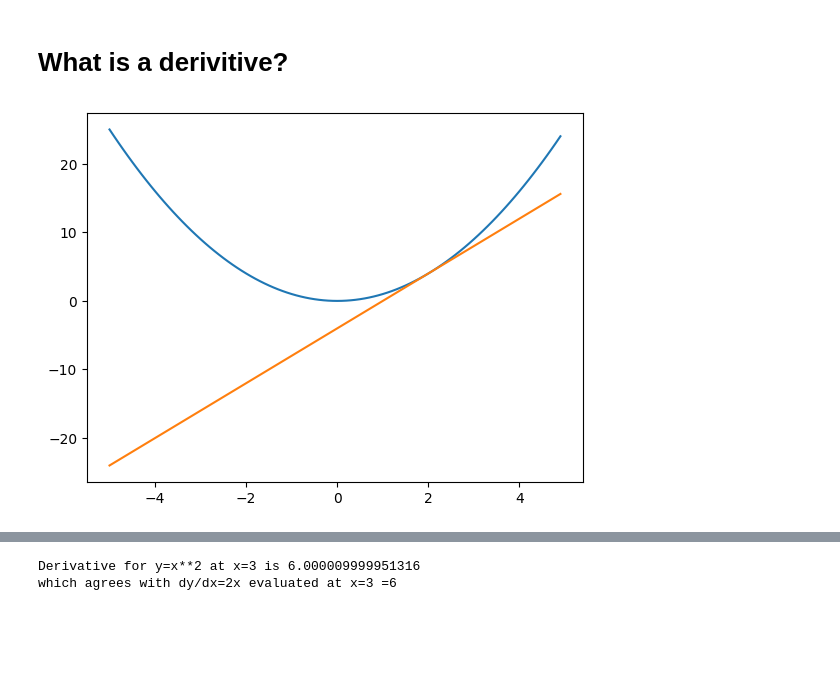
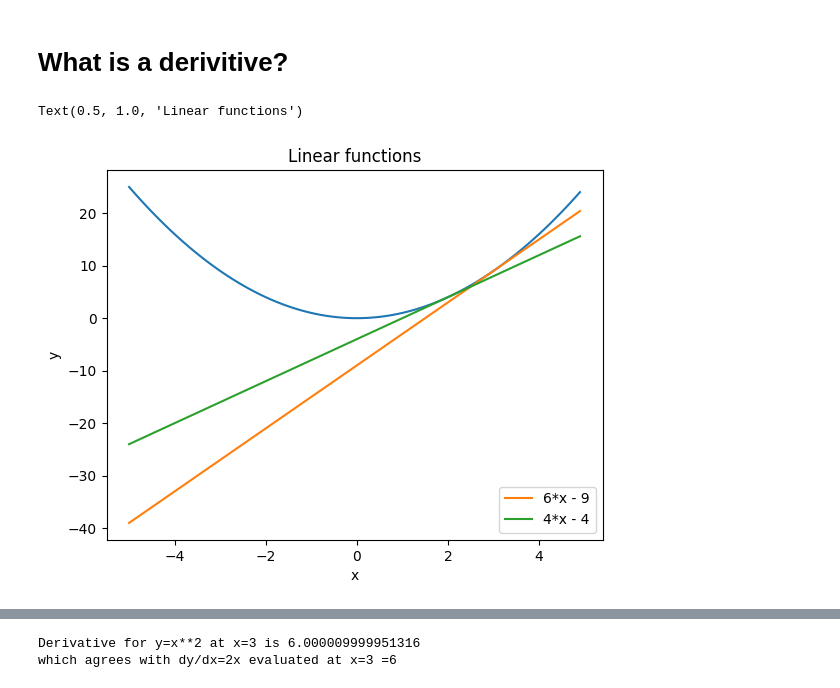
Before and after one commit to CNUClasses/471_code, a Jupyter notebook: week1/backprop.ipynb, the cells around one changed output, grey strips where cells are left out. Drawn from its saved outputs; the diff is of its cells as text; code cells hidden in the pictures; blank space fills up the shorter version.

```diff
--- a/week1/backprop.ipynb
+++ b/week1/backprop.ipynb
@@ -15,19 +15,28 @@ import matplotlib.pyplot as plt
 # %%
 def f(x):
     return x**2
 
 x=np.arange(-5, 5, 0.1)
 y=f(x)
 plt.plot(x, y)
 #derivitave slope=> 2x it varies according to x.
 # so at x=2, slope = 2*2 = 4,  equation of line at  is y=4*x +b
 # solve for b with x,y=(2,4)
 # y=4x+b
 # 4=4*2+b
 # b=-4
-plt.plot(x, 4*x+-4, label='derivitive');
+
+#show tangent lines
+plt.plot(x, 6*x - 9, label='6*x - 9')   #x=3
+plt.plot(x, 4*x - 4, label='4*x - 4')  #x=2
+
+plt.xlabel('x')
+plt.ylabel('y')
+plt.legend()
+plt.title('Linear functions')
 # %% [output]
+Text(0.5, 1.0, 'Linear functions')
-[figure, old version]
+[figure, new version]
 # %% [markdown]
 ### Its really rise over run for a function at a particular point
 
```
Also changed, not shown: parts of 2 cells of this notebook, 2 other files.
